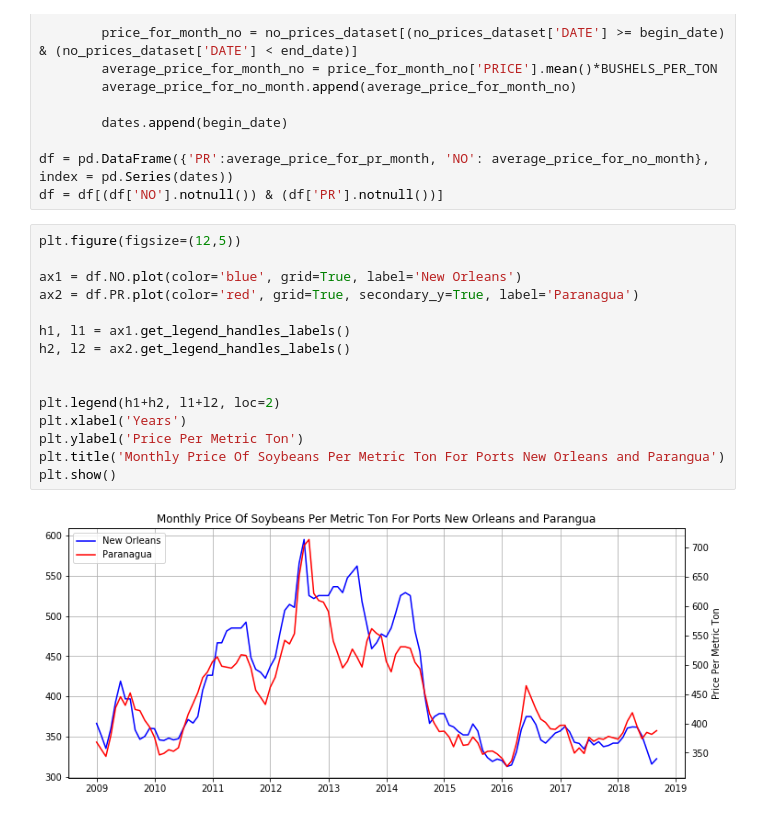
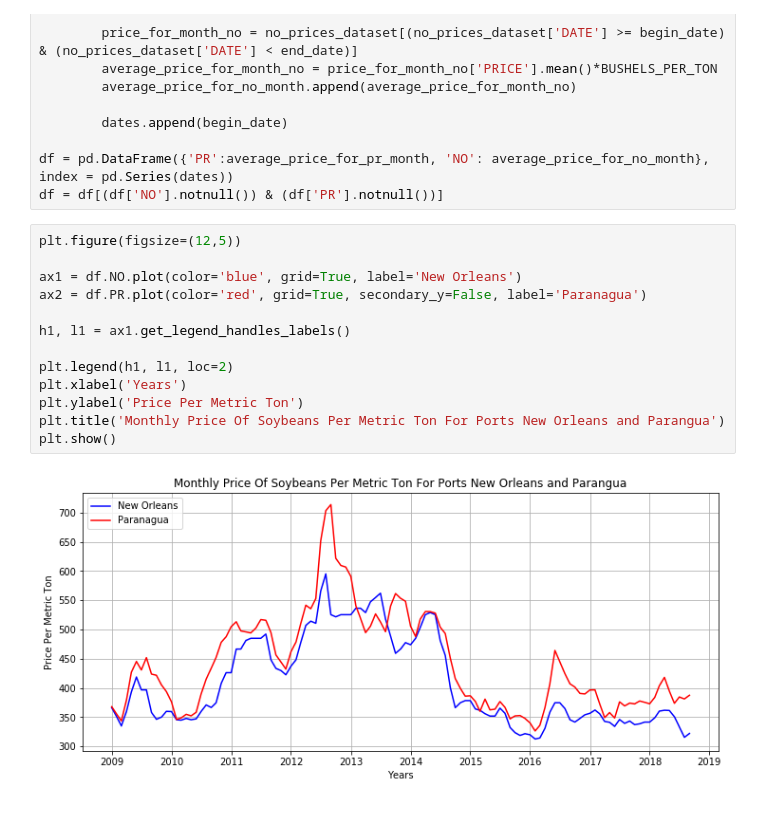
Before and after one commit to mattbichay/data_challenge, a Jupyter notebook: DataChallenge.ipynb, the cells around one changed output. Cells and saved outputs as stored; diff of their text form.

Commit message:
fixed yaxis plot on last graph

```diff
--- a/DataChallenge.ipynb
+++ b/DataChallenge.ipynb
@@ -113,17 +113,15 @@ df = df[(df['NO'].notnull()) & (df['PR'].notnull())]
 # %%
 plt.figure(figsize=(12,5))
 
 ax1 = df.NO.plot(color='blue', grid=True, label='New Orleans')
-ax2 = df.PR.plot(color='red', grid=True, secondary_y=True, label='Paranagua')
+ax2 = df.PR.plot(color='red', grid=True, secondary_y=False, label='Paranagua')
 
 h1, l1 = ax1.get_legend_handles_labels()
-h2, l2 = ax2.get_legend_handles_labels()
 
-
-plt.legend(h1+h2, l1+l2, loc=2)
+plt.legend(h1, l1, loc=2)
 plt.xlabel('Years')
 plt.ylabel('Price Per Metric Ton')
 plt.title('Monthly Price Of Soybeans Per Metric Ton For Ports New Orleans and Parangua')
 plt.show()
 # %% [output]
-[figure, old version]
+[figure, new version]
```
